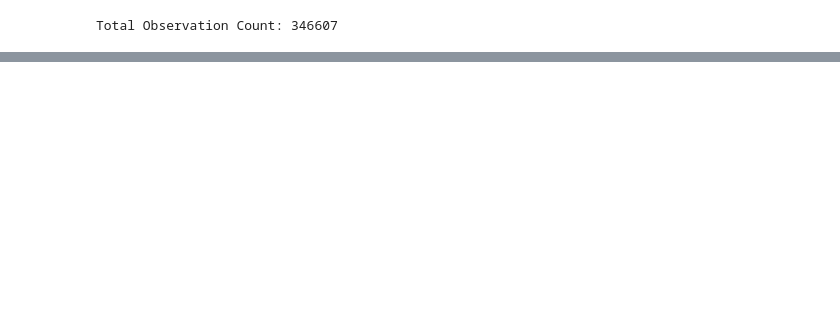
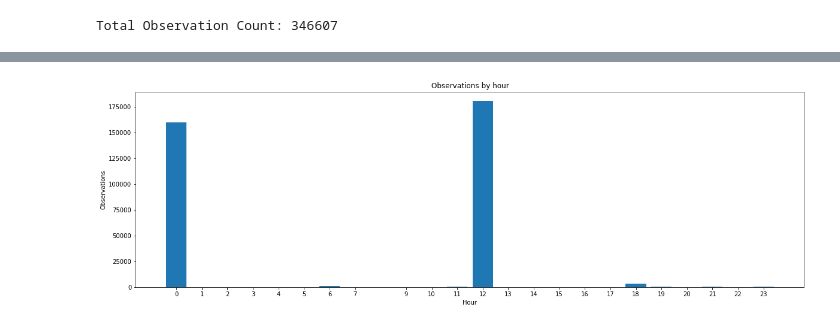
Before and after one commit to olievortex/olieigra, a Jupyter notebook: experiments/explore_data_qa.ipynb, the cells around one changed output, grey strips where cells are left out. Cells and saved outputs as stored; diff of their text form; code cells hidden in the pictures; blank space fills up the shorter version.

```diff
--- a/experiments/explore_data_qa.ipynb
+++ b/experiments/explore_data_qa.ipynb
@@ -55,0 +67,18 @@ order by avg_usable_10k desc
+# %%
+query = sqldf('''
+    SELECT hour, COUNT(*) AS obs_count
+    FROM df
+    GROUP BY hour''')
+
+fig, ax = plt.subplots(figsize=(20, 6))
+
+ax.bar(query.hour, query.obs_count)
+ax.set_ylabel('Observations')
+ax.set_xlabel('Hour')
+ax.set_title('Observations by hour')
+ax.set_xticks(query.hour) # Force to show all x-values
+# ax.set_yscale('log')
+
+plt.show()
+# %% [output]
+[figure, added]
```
Also changed, not shown: parts of 8 cells of this notebook.
